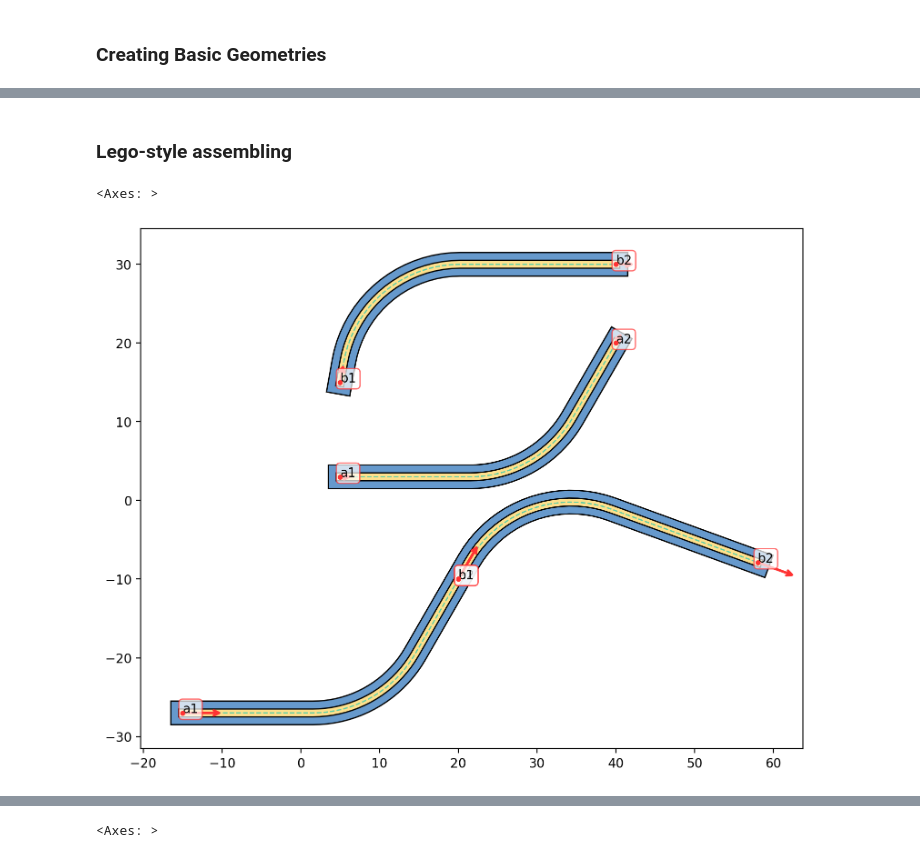
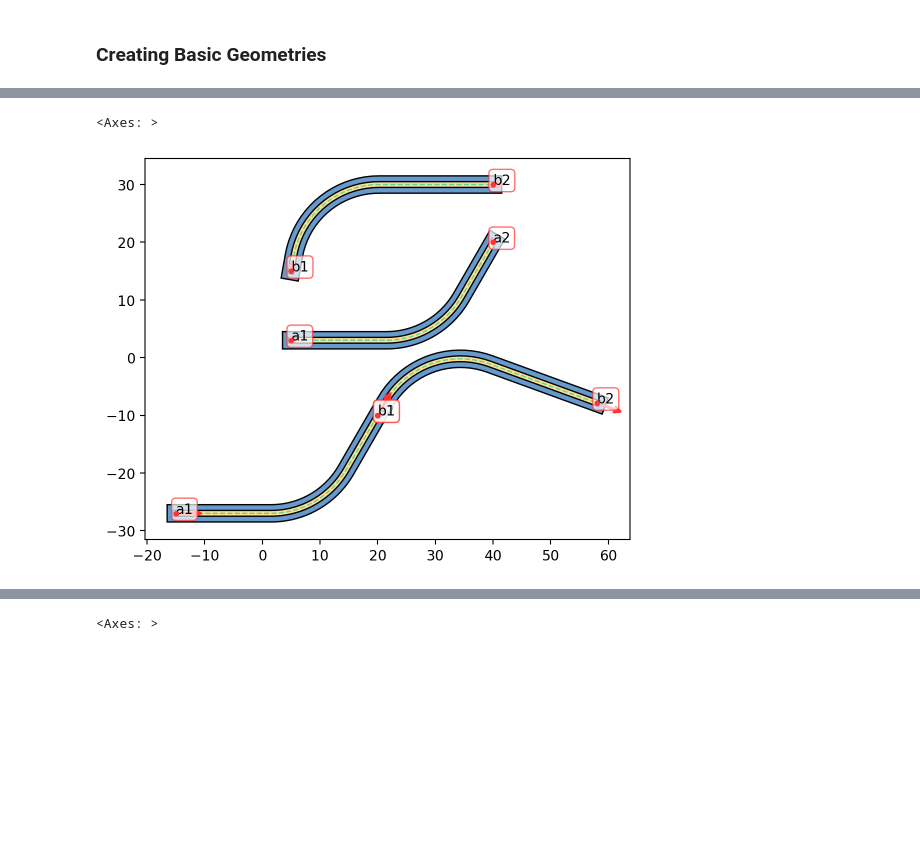
Before and after one commit to eeroqlab/zeroheliumkit, a Jupyter notebook: docs/source/notebooks/geometries.ipynb, the cells around one changed output, grey strips where cells are left out. Cells and saved outputs as stored; diff of their text form; code cells hidden in the pictures; blank space fills up the shorter version.

```diff
--- a/docs/source/notebooks/geometries.ipynb
+++ b/docs/source/notebooks/geometries.ipynb
@@ -41,2 +40,0 @@ s.quickplot(plot_cfg)
-# %% [markdown]
-### Lego-style assembling
@@ -43,22 +43,22 @@ s.quickplot(plot_cfg)
 # %%
 a1 = Anchor((5,3), 0, "a1")
 a2 = Anchor((40, 20), 60, "a2")
 layer_info = {"layer1": 3,
               "layer2": 1}
 s1 = Fillet(anchor=(a1, a2), radius=15, layers=layer_info)
 
 b1 = Anchor((5,15), 80, "b1")
 b2 = Anchor((40, 30), 0, "b2")
 s2 = Fillet(anchor=(b1, b2), radius=15, layers=layer_info)
 
 assembled = Structure()
 assembled.append(s1).move((-20, -30)).append(s2, anchoring=("a2", "b1"), direction_snap=True)
 
-fig = plt.figure(figsize=SIZE_L)
+fig = plt.figure(figsize=SIZE)
 ax = fig.add_subplot(111)
 s1.quickplot(plot_cfg, ax=ax)
 s2.quickplot(plot_cfg, ax=ax)
 assembled.quickplot(plot_cfg, ax=ax)
 # %% [output]
 <Axes: >
-[figure, old version]
+[figure, new version]
```
Also changed, not shown: parts of 18 cells of this notebook, 5 other files.
